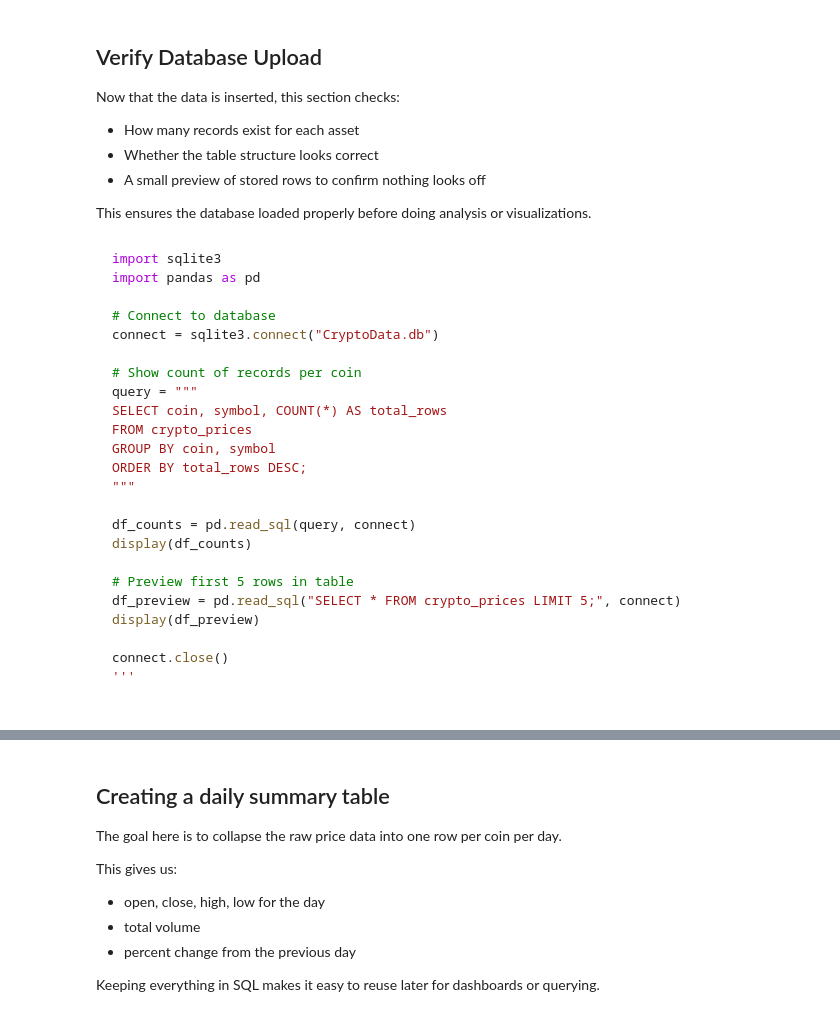
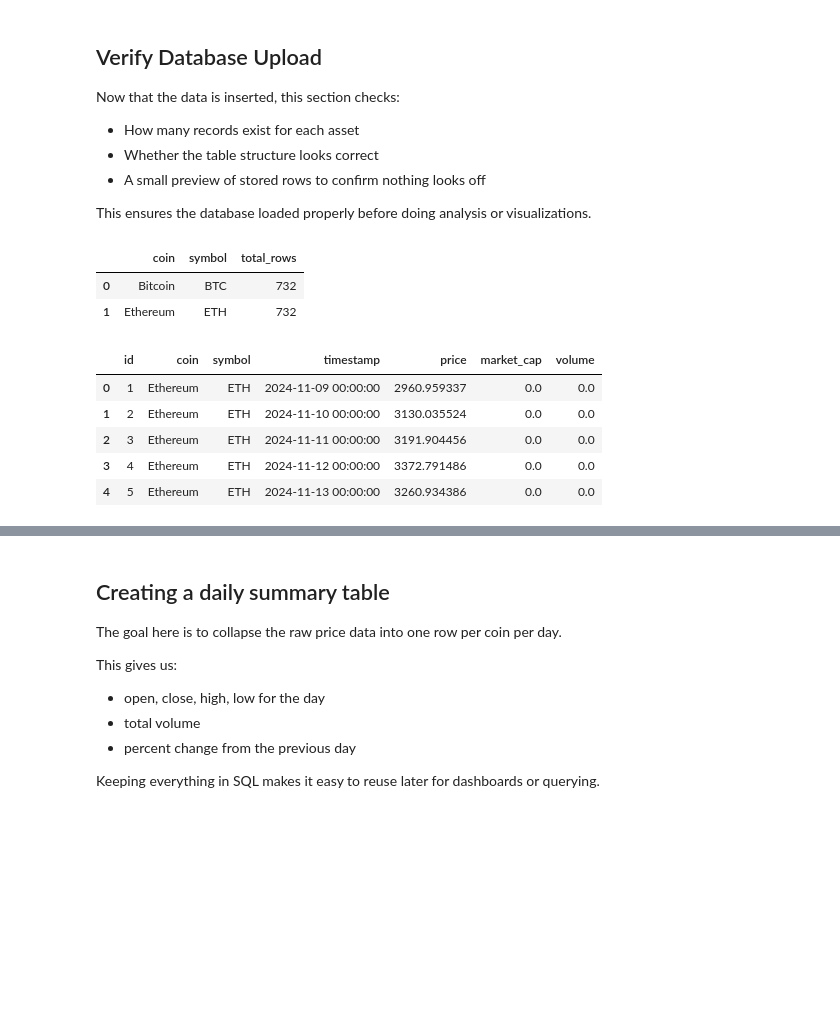
Before and after one commit to nathanho27/CryptoMarketTracker-, a Jupyter notebook: SQL.ipynb, the cells around one changed output, grey strips where cells are left out. Drawn from its saved outputs; the diff is of its cells as text; code cells hidden in the pictures; blank space fills up the shorter version.

````diff
--- a/SQL.ipynb
+++ b/SQL.ipynb
@@ -111,29 +113,37 @@ Now that the data is inserted, this section checks:
 - A small preview of stored rows to confirm nothing looks off
 
 This ensures the database loaded properly before doing analysis or visualizations.
-# %% [markdown]
-```python
-import sqlite3
-import pandas as pd
-
-# Connect to database
-connect = sqlite3.connect("CryptoData.db")
-
-# Show count of records per coin
-query = """
-SELECT coin, symbol, COUNT(*) AS total_rows
-FROM crypto_prices
-GROUP BY coin, symbol
-ORDER BY total_rows DESC;
-"""
-
-df_counts = pd.read_sql(query, connect)
-display(df_counts)
-
-# Preview first 5 rows in table
-df_preview = pd.read_sql("SELECT * FROM crypto_prices LIMIT 5;", connect)
-display(df_preview)
-
-connect.close()
-'''
+# %%
+import sqlite3
+import pandas as pd
+
+# Connect to database
+connect = sqlite3.connect("CryptoData.db")
+
+# Show count of records per coin
+query = """
+SELECT coin, symbol, COUNT(*) AS total_rows
+FROM crypto_prices
+GROUP BY coin, symbol
+ORDER BY total_rows DESC;
+"""
+
+df_counts = pd.read_sql(query, connect)
+display(df_counts)
+
+# Preview first 5 rows in table
+df_preview = pd.read_sql("SELECT * FROM crypto_prices LIMIT 5;", connect)
+display(df_preview)
+
+connect.close()
+# %% [output]
+|  | coin | symbol | total_rows |
+| 0 | Bitcoin | BTC | 732 |
+| 1 | Ethereum | ETH | 732 |
+|  | id | coin | symbol | timestamp | price | market_cap | volume |
+| 0 | 1 | Ethereum | ETH | 2024-11-09 00:00:00 | 2960.959337 | 0.0 | 0.0 |
+| 1 | 2 | Ethereum | ETH | 2024-11-10 00:00:00 | 3130.035524 | 0.0 | 0.0 |
+| 2 | 3 | Ethereum | ETH | 2024-11-11 00:00:00 | 3191.904456 | 0.0 | 0.0 |
+| 3 | 4 | Ethereum | ETH | 2024-11-12 00:00:00 | 3372.791486 | 0.0 | 0.0 |
+| 4 | 5 | Ethereum | ETH | 2024-11-13 00:00:00 | 3260.934386 | 0.0 | 0.0 |
 # %% [markdown]
````
Also changed, not shown: parts of 14 cells of this notebook.
